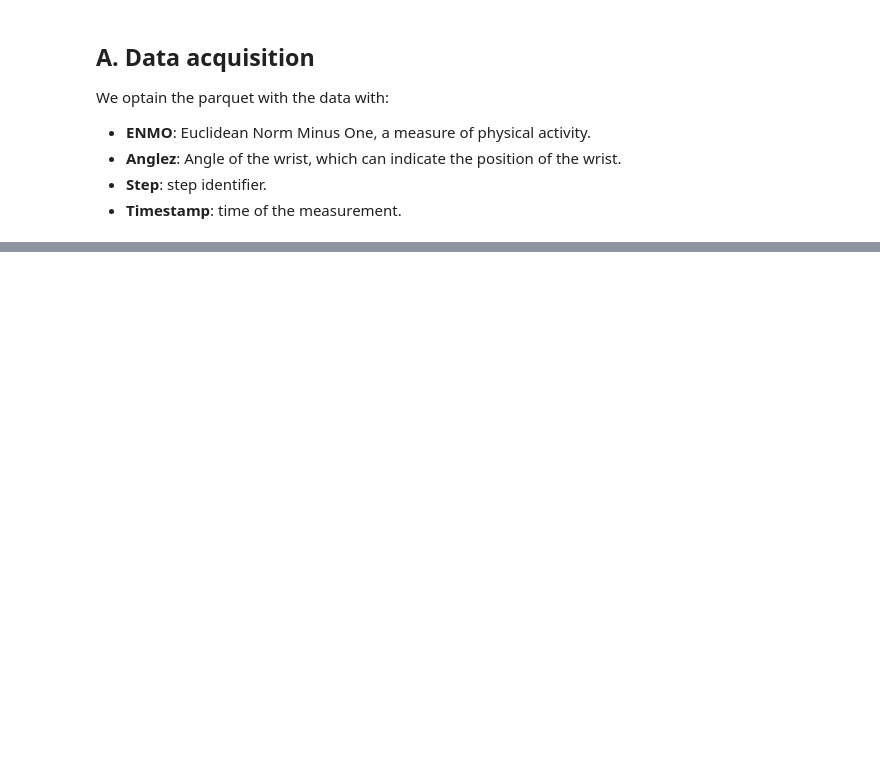
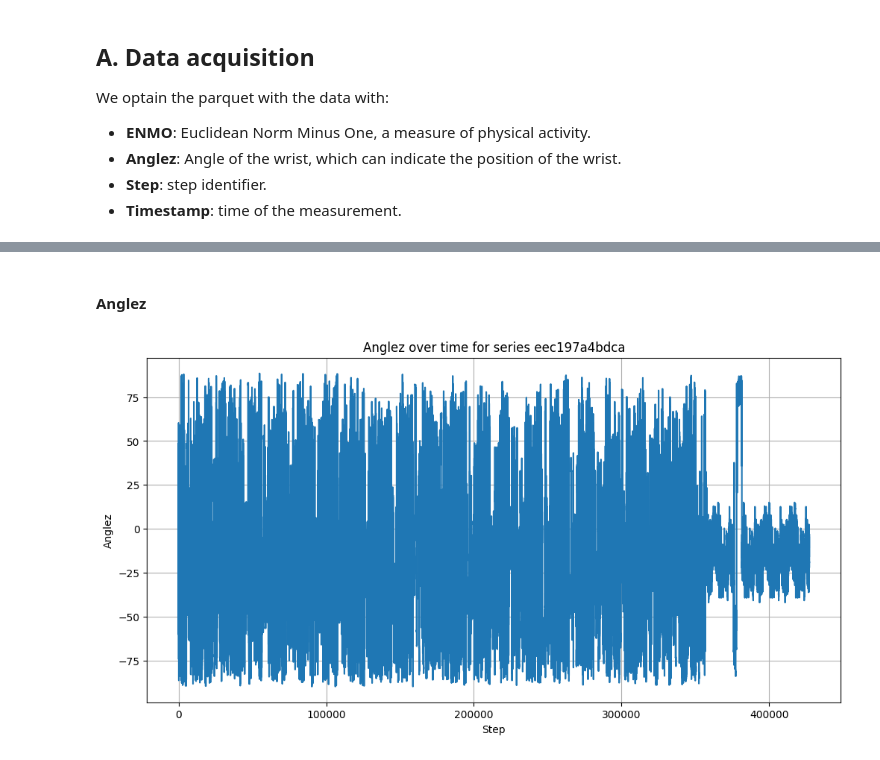
Before and after one commit to JkVely/Systems-Analysis, a Jupyter notebook: Final_Course_Project/model/predictSleepStates.ipynb, the cells around one changed output, grey strips where cells are left out. Drawn from its saved outputs; the diff is of its cells as text; code cells hidden in the pictures; blank space fills up the shorter version.

```diff
--- a/Final_Course_Project/model/predictSleepStates.ipynb
+++ b/Final_Course_Project/model/predictSleepStates.ipynb
@@ -54,0 +80,13 @@ shape: (5, 5)
+# %% [markdown]
+#### Anglez
+# %%
+# Plot anglez vs step for the first series
+plt.figure(figsize=(12, 6))
+plt.plot(df['step'], df['anglez'])
+plt.title(f'Anglez over time for series {first_series_id}')
+plt.xlabel('Step')
+plt.ylabel('Anglez')
+plt.grid(True)
+plt.show()
+# %% [output]
+[figure, added]
```
Also changed, not shown: parts of 24 cells of this notebook, 1 other file.
